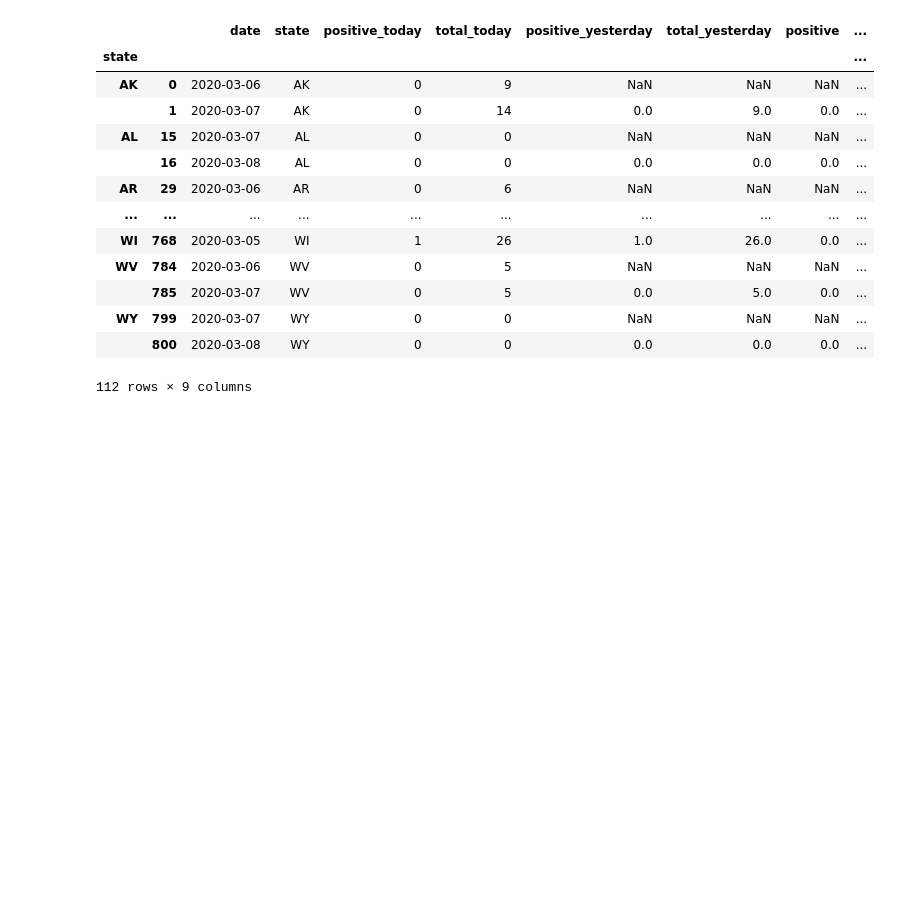
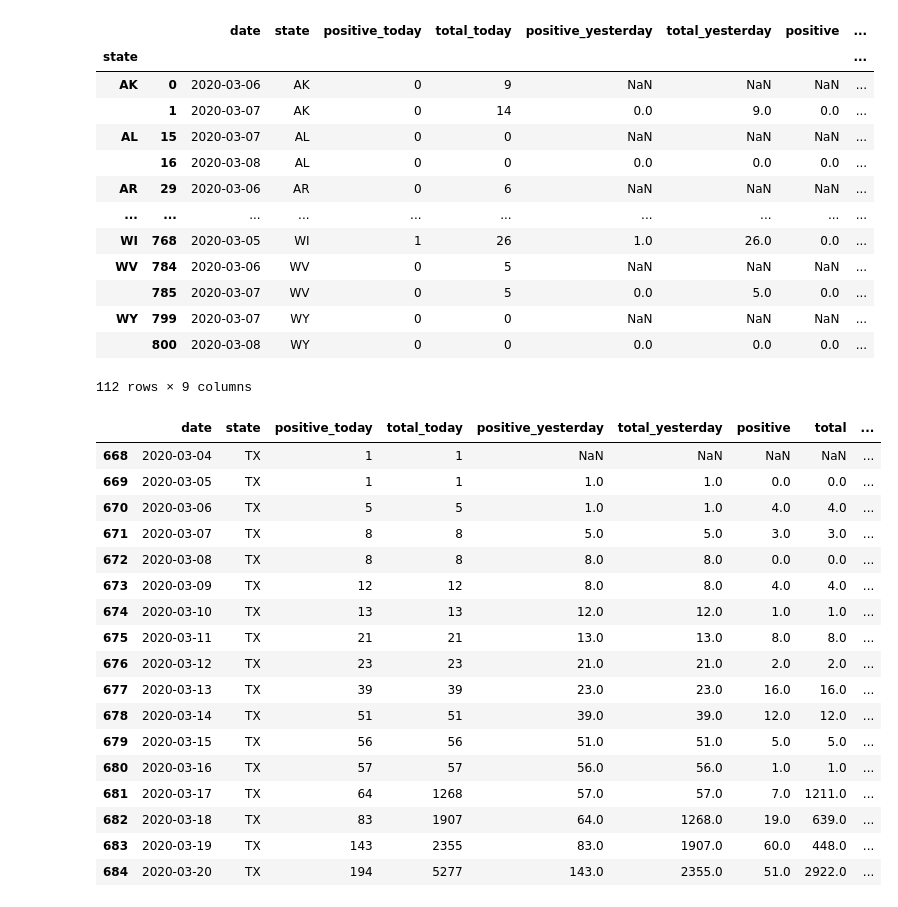
Before and after one commit to dchudz/covid, a Jupyter notebook: total_tests_vs_positive_tests.ipynb, the cells around one changed output. Cells and saved outputs as stored; diff of their text form; code cells hidden in the pictures; blank space fills up the shorter version.

```diff
--- a/total_tests_vs_positive_tests.ipynb
+++ b/total_tests_vs_positive_tests.ipynb
@@ -138,5 +137,26 @@ per_capita_state_subset = per_capita[per_capita.state.isin(top_states)]
 # %%
 hacked_rows = per_capita_state_subset[per_capita_state_subset.hacked]
 assert max(hacked_rows.date) <= pd.Timestamp('2020-03-15')
+# %%
+states_new_df[states_new_df.state=='TX']
+# %% [output]
+|  | date | state | positive_today | total_today | positive_yesterday | total_yesterday | positive | total | ... |
+| 668 | 2020-03-04 | TX | 1 | 1 | NaN | NaN | NaN | NaN | ... |
+| 669 | 2020-03-05 | TX | 1 | 1 | 1.0 | 1.0 | 0.0 | 0.0 | ... |
+| 670 | 2020-03-06 | TX | 5 | 5 | 1.0 | 1.0 | 4.0 | 4.0 | ... |
+| 671 | 2020-03-07 | TX | 8 | 8 | 5.0 | 5.0 | 3.0 | 3.0 | ... |
+| 672 | 2020-03-08 | TX | 8 | 8 | 8.0 | 8.0 | 0.0 | 0.0 | ... |
+| 673 | 2020-03-09 | TX | 12 | 12 | 8.0 | 8.0 | 4.0 | 4.0 | ... |
+| 674 | 2020-03-10 | TX | 13 | 13 | 12.0 | 12.0 | 1.0 | 1.0 | ... |
+| 675 | 2020-03-11 | TX | 21 | 21 | 13.0 | 13.0 | 8.0 | 8.0 | ... |
+| 676 | 2020-03-12 | TX | 23 | 23 | 21.0 | 21.0 | 2.0 | 2.0 | ... |
+| 677 | 2020-03-13 | TX | 39 | 39 | 23.0 | 23.0 | 16.0 | 16.0 | ... |
+| 678 | 2020-03-14 | TX | 51 | 51 | 39.0 | 39.0 | 12.0 | 12.0 | ... |
+| 679 | 2020-03-15 | TX | 56 | 56 | 51.0 | 51.0 | 5.0 | 5.0 | ... |
+| 680 | 2020-03-16 | TX | 57 | 57 | 56.0 | 56.0 | 1.0 | 1.0 | ... |
+| 681 | 2020-03-17 | TX | 64 | 1268 | 57.0 | 57.0 | 7.0 | 1211.0 | ... |
+| 682 | 2020-03-18 | TX | 83 | 1907 | 64.0 | 1268.0 | 19.0 | 639.0 | ... |
+| 683 | 2020-03-19 | TX | 143 | 2355 | 83.0 | 1907.0 | 60.0 | 448.0 | ... |
+| 684 | 2020-03-20 | TX | 194 | 5277 | 143.0 | 2355.0 | 51.0 | 2922.0 | ... |
 # %%
 
```
Also changed, not shown: parts of 4 cells of this notebook, 3 other files.
